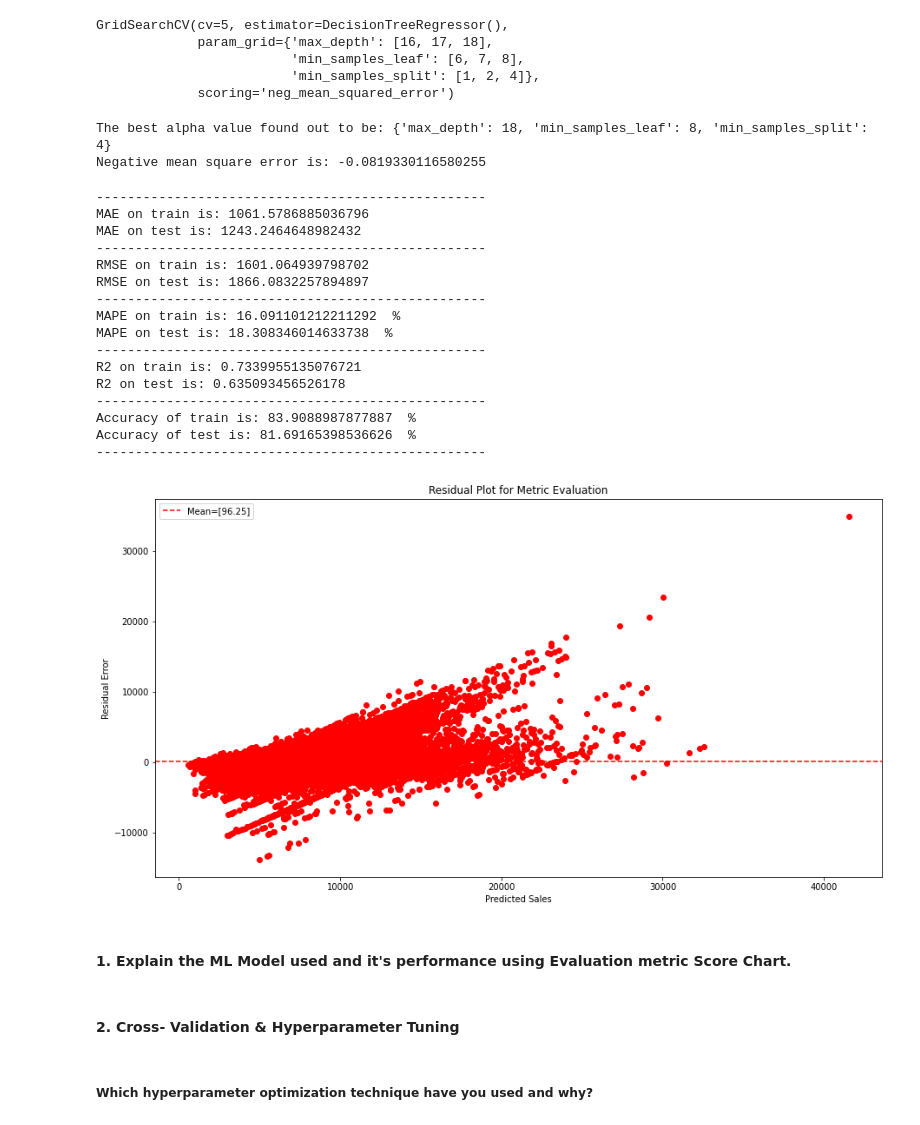
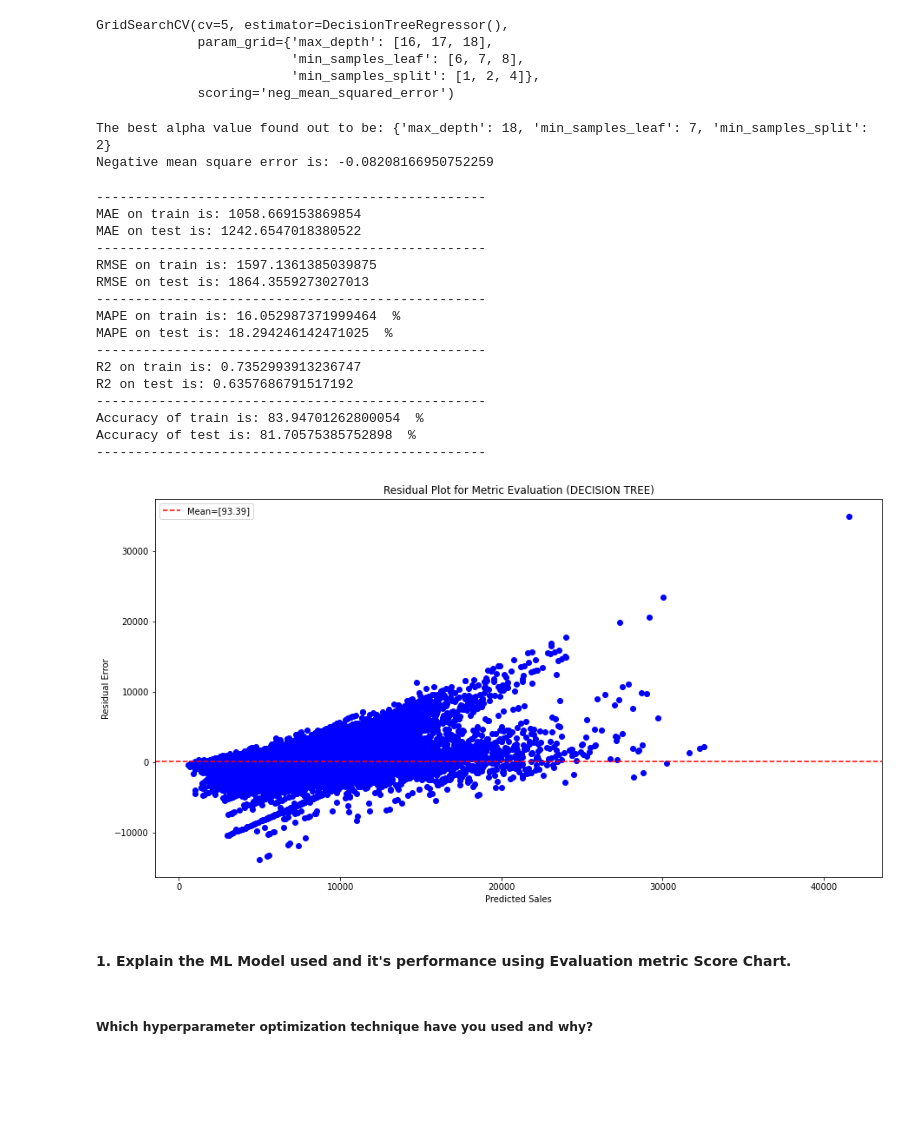
Before and after one commit to makdatascience/Retail_Sales_Prediction, a Jupyter notebook: Retail_Sales_Prediction.ipynb, the cells around one changed output. Saved outputs shown, nothing was run; the diff lists cells and outputs as text; code cells hidden in the pictures; blank space fills up the shorter version.

```diff
--- a/Retail_Sales_Prediction.ipynb
+++ b/Retail_Sales_Prediction.ipynb
@@ -1873,0 +1873,15 @@ plt.legend();
+# %%
+# Applying cross validation to check for improvements
+np.random.seed(42)  # for reproducible results
+Glinear_regressor= LinearRegression()
+parameters = {'fit_intercept':[True,False]}
+Grid_reg = GridSearchCV(Glinear_regressor,parameters, scoring='neg_mean_squared_error', cv=5)
+
+# Fit the Algorithm
+Grid_reg.fit(X_train,y_train)
+# Predict on the model
+y_train_gridreg_pred = Grid_reg.predict(X_train)
+y_test_gridreg_pred = Grid_reg.predict(X_test)
+
+print(f"The best alpha value found out to be: {Grid_reg.best_params_}")
+print(f"Negative mean square error is: {Grid_reg.best_score_}")
@@ -2007,26 +2042,26 @@ y_test_grid_Dt_pred = Griddecision_tree.predict(X_test)
 print(f"The best alpha value found out to be: {Griddecision_tree.best_params_}")
 print(f"Negative mean square error is: {Griddecision_tree.best_score_}")
 # %% [output]
-The best alpha value found out to be: {'max_depth': 18, 'min_samples_leaf': 8, 'min_samples_split': 4}
-Negative mean square error is: -0.0819330116580255
+The best alpha value found out to be: {'max_depth': 18, 'min_samples_leaf': 7, 'min_samples_split': 2}
+Negative mean square error is: -0.08208166950752259
 # %%
 
 # Calculating Regression Metrics
-regression_metrics(y_train,y_train_grid_Dt_pred,y_test,y_test_grid_Dt_pred)
+dt_met=regression_metrics("Decision Tree",y_train,y_train_grid_Dt_pred,y_test,y_test_grid_Dt_pred)
 # %% [output]
 --------------------------------------------------
-MAE on train is: 1061.5786885036796
-MAE on test is: 1243.2464648982432
+MAE on train is: 1058.669153869854
+MAE on test is: 1242.6547018380522
 --------------------------------------------------
-RMSE on train is: 1601.064939798702
-RMSE on test is: 1866.0832257894897
+RMSE on train is: 1597.1361385039875
+RMSE on test is: 1864.3559273027013
 --------------------------------------------------
-MAPE on train is: 16.091101212211292  %
-MAPE on test is: 18.308346014633738  %
+MAPE on train is: 16.052987371999464  %
+MAPE on test is: 18.294246142471025  %
 --------------------------------------------------
-R2 on train is: 0.7339955135076721
-R2 on test is: 0.635093456526178
+R2 on train is: 0.7352993913236747
+R2 on test is: 0.6357686791517192
 --------------------------------------------------
-Accuracy of train is: 83.9088987877887  %
-Accuracy of test is: 81.69165398536626  %
+Accuracy of train is: 83.94701262800054  %
+Accuracy of test is: 81.70575385752898  %
 --------------------------------------------------
@@ -2033,24 +2070,22 @@ Accuracy of test is: 81.69165398536626  %
 # %%
 y_test_grid_Dt_pred=pd.DataFrame(y_test_grid_Dt_pred).values
 
 residuals = np.exp(y_test) - np.exp(y_test_grid_Dt_pred)
 res_mean=residuals.mean().values.round(2)
 plt.figure(figsize=(15,8))
-plt.scatter(np.exp(y_test), residuals, c="red")
-plt.title("Residual Plot for Metric Evaluation")
+plt.scatter(np.exp(y_test), residuals, c="blue")
+plt.title("Residual Plot for Metric Evaluation (DECISION TREE)")
 plt.xlabel('Predicted Sales')
 plt.ylabel('Residual Error')
 
 plt.axhline(y=res_mean, color='red', linestyle='--', label=f"Mean={res_mean}")
 plt.legend();
 # %% [output]
-[figure, old version]
+[figure, new version]
 # %% [markdown]
 #### 1. Explain the ML Model used and it's performance using Evaluation metric Score Chart.
 # %%
 # Visualizing evaluation Metric Score chart
-# %% [markdown]
-#### 2. Cross- Validation & Hyperparameter Tuning
 # %%
 # ML Model - 3 Implementation with hyperparameter optimization techniques (i.e., GridSearch CV, RandomSearch CV, Bayesian Optimization etc.)
 
```
Also changed, not shown: parts of 56 cells of this notebook.
